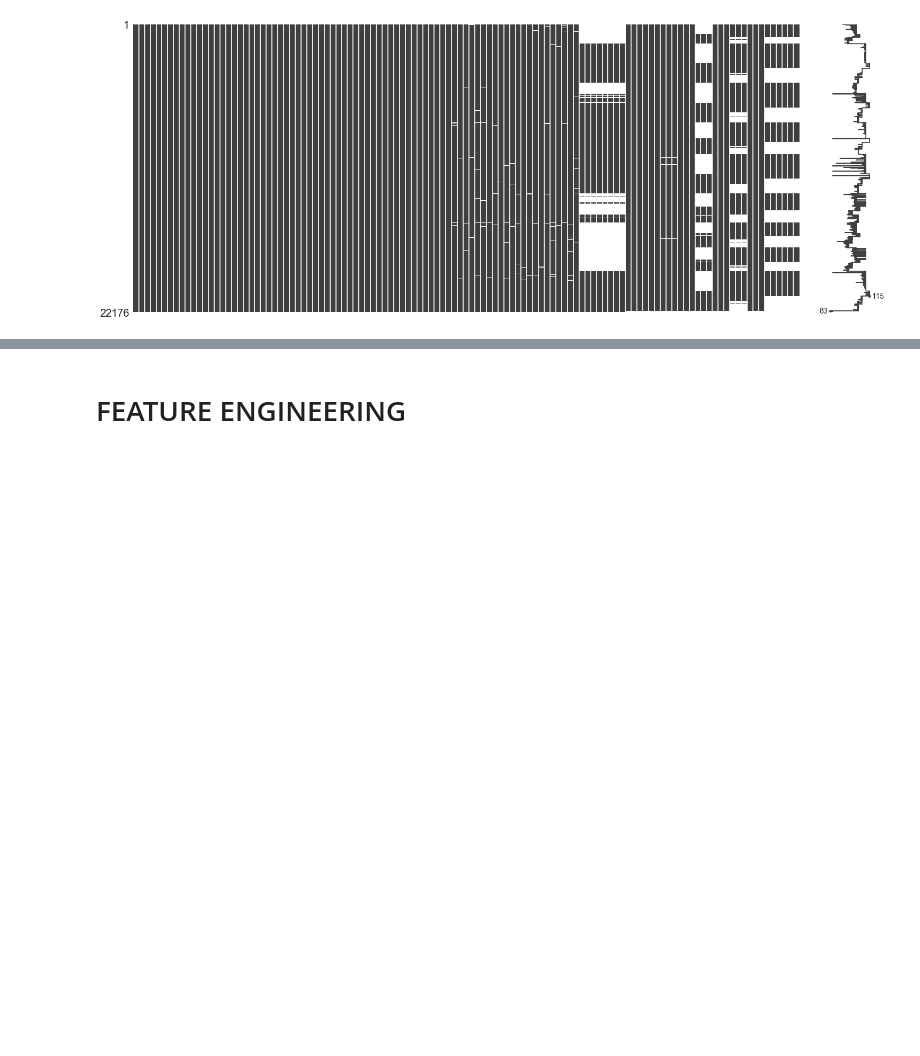
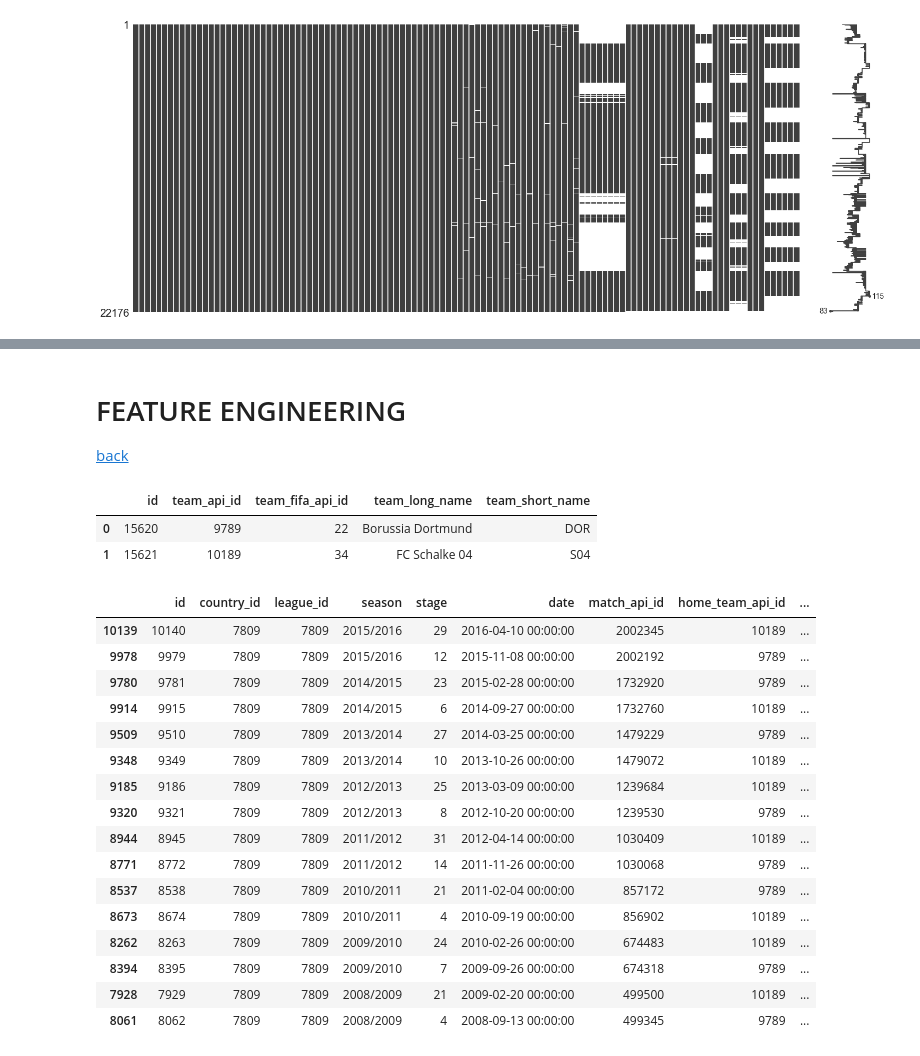
Before and after one commit to jo9k/SoccerAnalysis, a Jupyter notebook: SoccerAnalysis.ipynb, the cells around one changed output, grey strips where cells are left out. Drawn from its saved outputs; the diff is of its cells as text; code cells hidden in the pictures; blank space fills up the shorter version.

```diff
--- a/SoccerAnalysis.ipynb
+++ b/SoccerAnalysis.ipynb
@@ -189,10 +191,58 @@ home_team_goal
 10                 1     0     1    0    0   0   0  0  0  0
 # %% [markdown]
 # FEATURE ENGINEERING<a class="anchor" id="feature-engineering"></a>
+[back](#start)
 # %%
 #preprocessing libraries
 from sklearn.preprocessing import LabelEncoder, StandardScaler, Imputer, OneHotEncoder
 from imblearn.over_sampling import SMOTE
+# %%
+pd.read_sql_query("SELECT * from Team WHERE team_long_name='Borussia Dortmund' or team_long_name='FC Schalke 04'", con)
+# %% [output]
+|  | id | team_api_id | team_fifa_api_id | team_long_name | team_short_name |
+| 0 | 15620 | 9789 | 22 | Borussia Dortmund | DOR |
+| 1 | 15621 | 10189 | 34 | FC Schalke 04 | S04 |
+# %%
+def get_last_matches_against_eachother(matches, date, home_team, away_team, x = 1000):
+    ''' Get the last x matches of two given teams. '''
+
+    #Find matches of both teams
+    home_matches = matches[(matches['home_team_api_id'] == home_team) & (matches['away_team_api_id'] == away_team)]
+    away_matches = matches[(matches['home_team_api_id'] == away_team) & (matches['away_team_api_id'] == home_team)]
+    total_matches = pd.concat([home_matches, away_matches])
+
+    #Get last x matches
+    try:
+        last_matches = total_matches[total_matches.date < date].sort_values(by = 'date', ascending = False).iloc[0:x,:]
+    except:
+        last_matches = total_matches[total_matches.date < date].sort_values(by = 'date', ascending = False).iloc[0:total_matches.shape[0],:]
+
+        #Check for error in data
+        if(last_matches.shape[0] > x):
+            print("Error in obtaining matches")
+
+    #Return data
+    return last_matches
+# %%
+get_last_matches_against_eachother(matches_df, '2017-08-17 00:00:00', 9789, 10189)
+# %% [output]
+|  | id | country_id | league_id | season | stage | date | match_api_id | home_team_api_id | ... |
+| 10139 | 10140 | 7809 | 7809 | 2015/2016 | 29 | 2016-04-10 00:00:00 | 2002345 | 10189 | ... |
+| 9978 | 9979 | 7809 | 7809 | 2015/2016 | 12 | 2015-11-08 00:00:00 | 2002192 | 9789 | ... |
+| 9780 | 9781 | 7809 | 7809 | 2014/2015 | 23 | 2015-02-28 00:00:00 | 1732920 | 9789 | ... |
+| 9914 | 9915 | 7809 | 7809 | 2014/2015 | 6 | 2014-09-27 00:00:00 | 1732760 | 10189 | ... |
+| 9509 | 9510 | 7809 | 7809 | 2013/2014 | 27 | 2014-03-25 00:00:00 | 1479229 | 9789 | ... |
+| 9348 | 9349 | 7809 | 7809 | 2013/2014 | 10 | 2013-10-26 00:00:00 | 1479072 | 10189 | ... |
+| 9185 | 9186 | 7809 | 7809 | 2012/2013 | 25 | 2013-03-09 00:00:00 | 1239684 | 10189 | ... |
+| 9320 | 9321 | 7809 | 7809 | 2012/2013 | 8 | 2012-10-20 00:00:00 | 1239530 | 9789 | ... |
+| 8944 | 8945 | 7809 | 7809 | 2011/2012 | 31 | 2012-04-14 00:00:00 | 1030409 | 10189 | ... |
+| 8771 | 8772 | 7809 | 7809 | 2011/2012 | 14 | 2011-11-26 00:00:00 | 1030068 | 9789 | ... |
+| 8537 | 8538 | 7809 | 7809 | 2010/2011 | 21 | 2011-02-04 00:00:00 | 857172 | 9789 | ... |
+| 8673 | 8674 | 7809 | 7809 | 2010/2011 | 4 | 2010-09-19 00:00:00 | 856902 | 10189 | ... |
+| 8262 | 8263 | 7809 | 7809 | 2009/2010 | 24 | 2010-02-26 00:00:00 | 674483 | 10189 | ... |
+| 8394 | 8395 | 7809 | 7809 | 2009/2010 | 7 | 2009-09-26 00:00:00 | 674318 | 9789 | ... |
+| 7928 | 7929 | 7809 | 7809 | 2008/2009 | 21 | 2009-02-20 00:00:00 | 499500 | 10189 | ... |
+| 8061 | 8062 | 7809 | 7809 | 2008/2009 | 4 | 2008-09-13 00:00:00 | 499345 | 9789 | ... |
 # %%
 def impute_numeric (dataset, formula):
     """
```
Also changed, not shown: parts of 28 cells of this notebook, 1 other file.
